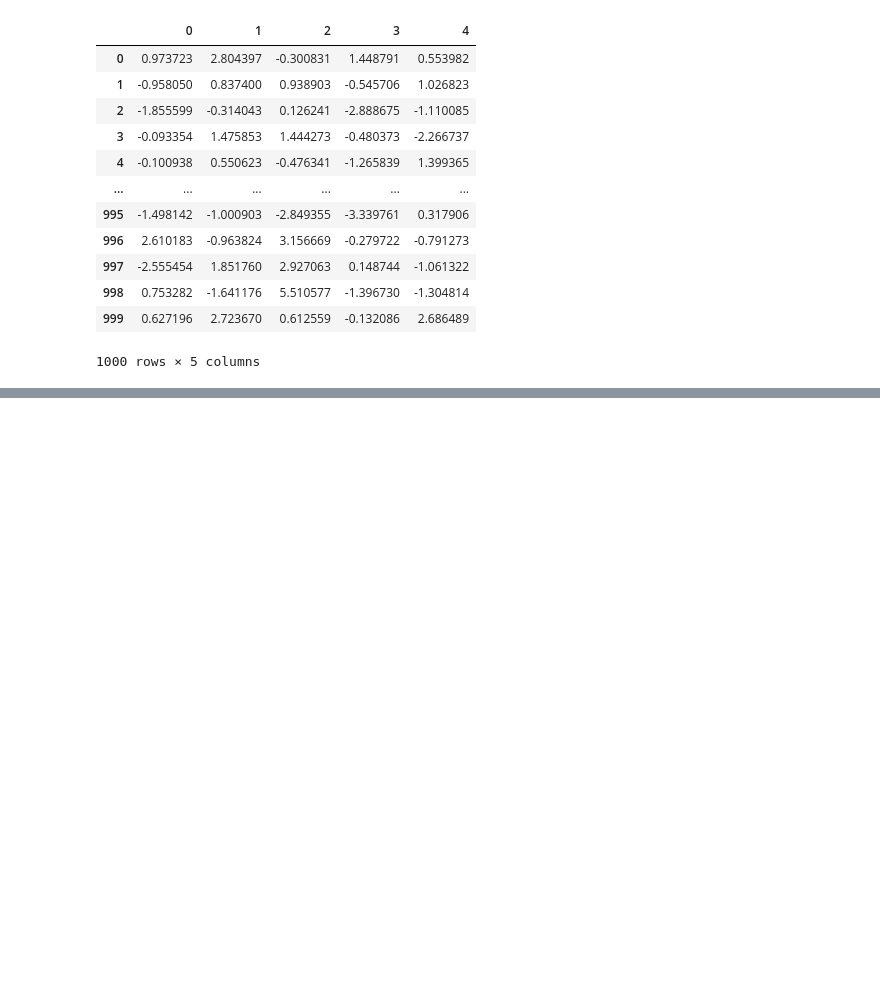
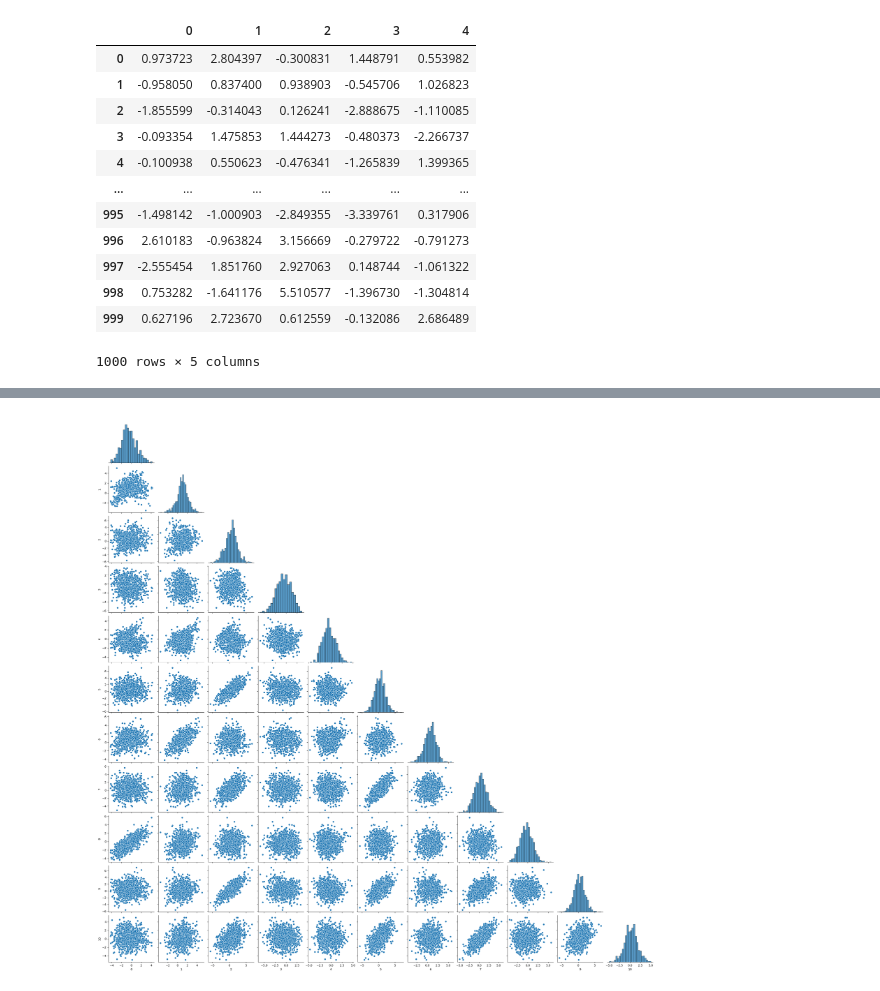
Before and after one commit to GiovanniStefanizzi/Data-and-Information-Quality-Project, a Jupyter notebook: Dependency.ipynb, the cells around one changed output, grey strips where cells are left out. Cells and saved outputs as stored; diff of their text form; code cells hidden in the pictures; blank space fills up the shorter version.

```diff
--- a/Dependency.ipynb
+++ b/Dependency.ipynb
@@ -64,0 +108,6 @@ New columns will be dependent on columns:  [1 0]
+# %%
+#plot the pairplot
+sns.pairplot(polluted_df, diag_kind='hist', corner=True)
+plt.show()
+# %% [output]
+[figure, added]
```
Also changed, not shown: parts of 9 cells of this notebook, 20 other files.
